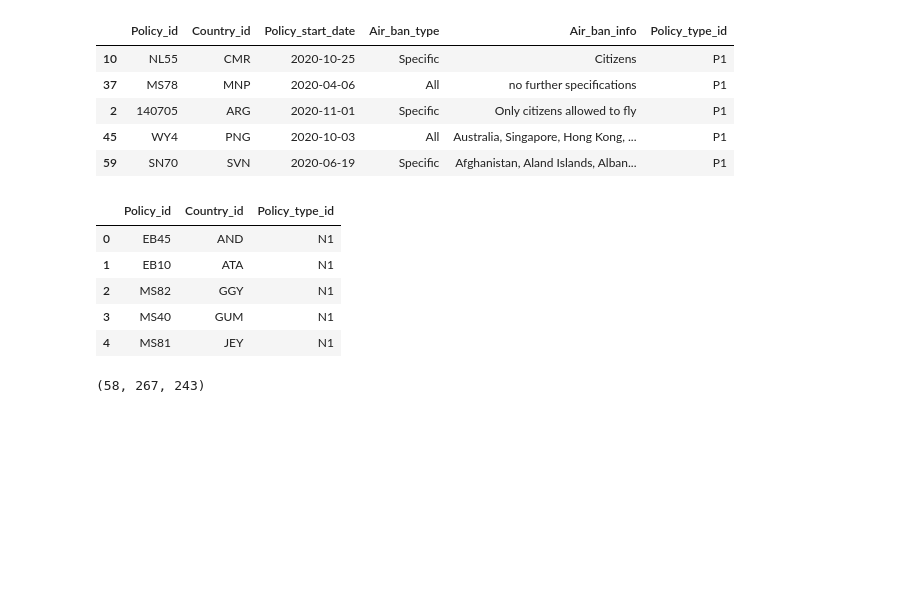
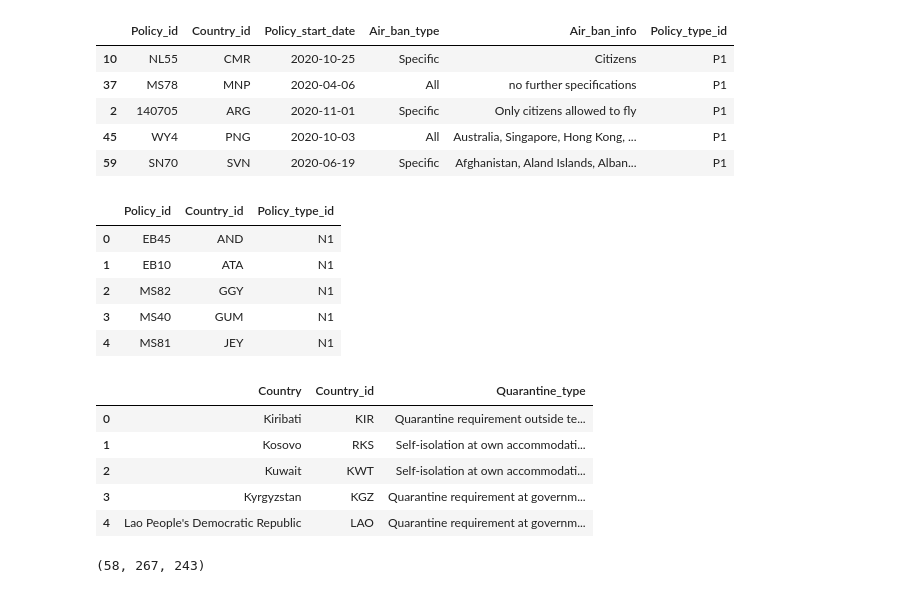
Before and after one commit to sarahDH615/ETL-project, a Jupyter notebook: data/policy_clean.ipynb, the cells around one changed output. Saved outputs shown, nothing was run; the diff lists cells and outputs as text; code cells hidden in the pictures; blank space fills up the shorter version.

Commit message:
cleanup of newline breaks

```diff
--- a/data/policy_clean.ipynb
+++ b/data/policy_clean.ipynb
@@ -444,6 +444,20 @@ no_closures_df.head()
 # reading in csvs
 vaccinations_df = pd.read_csv('Clean/vaccinations_cleaned.csv')
 travel_df = pd.read_csv('Clean/travel_restrictions_clean.csv')
+# %%
+# removing newline breaks and breaks
+travel_df['Quarantine_type'] = travel_df['Quarantine_type'].replace('\\n',' ', regex=True)
+travel_df['Quarantine_type'] = travel_df['Quarantine_type'].replace('<br>',' ', regex=True)
+# %%
+# re-viewing travel_df
+travel_df.head()
+# %% [output]
+|  | Country | Country_id | Quarantine_type |
+| 0 | Kiribati | KIR | Quarantine requirement outside te... |
+| 1 | Kosovo | RKS | Self-isolation at own accommodati... |
+| 2 | Kuwait | KWT | Self-isolation at own accommodati... |
+| 3 | Kyrgyzstan | KGZ | Quarantine requirement at governm... |
+| 4 | Lao People's Democratic Republic | LAO | Quarantine requirement at governm... |
 # %%
 # number of countries in each df - travel restrictions has the most
 len(vaccinations_df['Country'].unique()), len(travel_df['Country'].unique()), len(last_date_df['Country'].unique())
```
